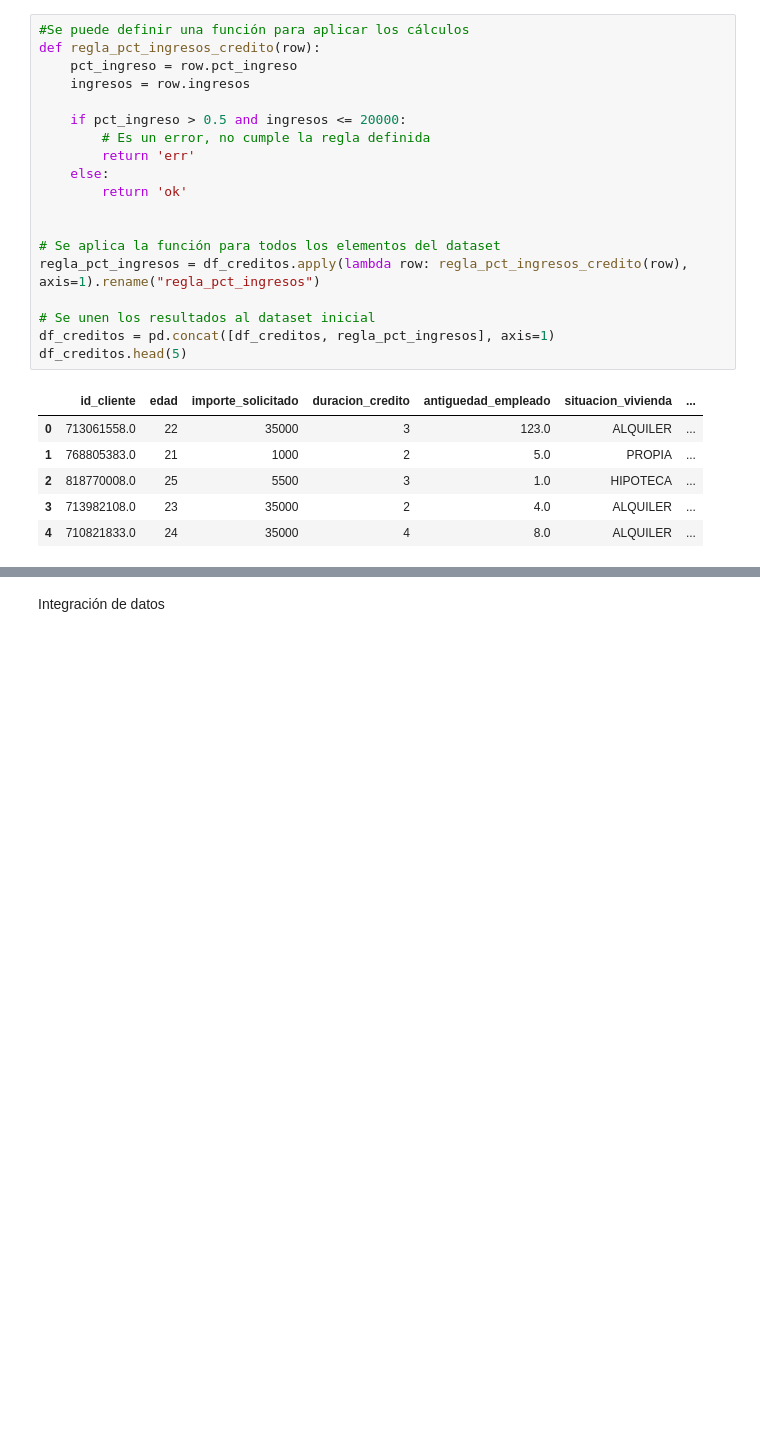
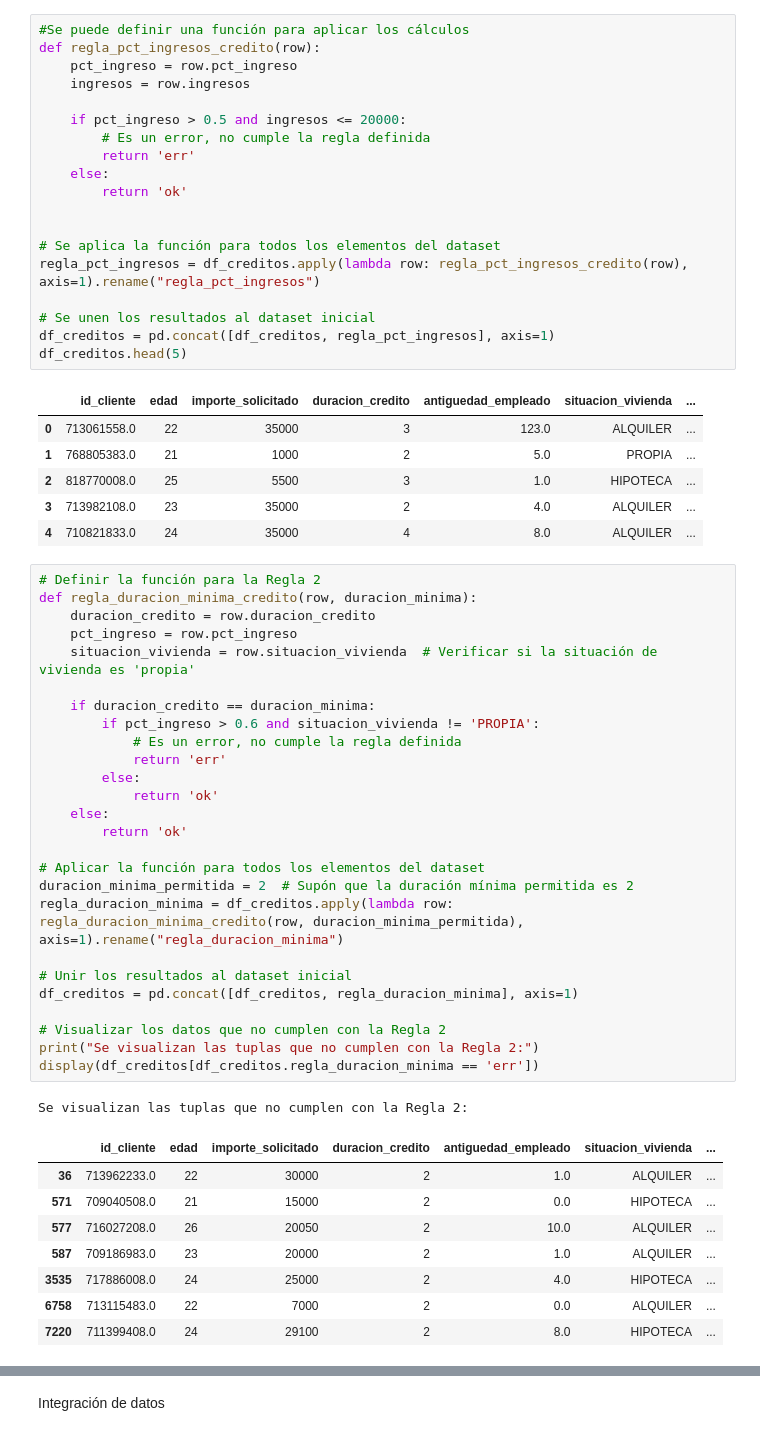
Before and after one commit to SammyDB/13MBID-ABR24-25-SMDLCB, a Jupyter notebook: notebooks/03_Preparación-Datos/PD01-Transformaciones.ipynb, the cells around one changed output, grey strips where cells are left out. Drawn from its saved outputs; the diff is of its cells as text; blank space fills up the shorter version.

```diff
--- a/notebooks/03_Preparación-Datos/PD01-Transformaciones.ipynb
+++ b/notebooks/03_Preparación-Datos/PD01-Transformaciones.ipynb
@@ -96,6 +96,42 @@ df_creditos.head(5)
 | 2 | 818770008.0 | 25 | 5500 | 3 | 1.0 | HIPOTECA | ... |
 | 3 | 713982108.0 | 23 | 35000 | 2 | 4.0 | ALQUILER | ... |
 | 4 | 710821833.0 | 24 | 35000 | 4 | 8.0 | ALQUILER | ... |
+# %%
+# Definir la función para la Regla 2
+def regla_duracion_minima_credito(row, duracion_minima):
+    duracion_credito = row.duracion_credito
+    pct_ingreso = row.pct_ingreso
+    situacion_vivienda = row.situacion_vivienda  # Verificar si la situación de vivienda es 'propia'
+
+    if duracion_credito == duracion_minima:
+        if pct_ingreso > 0.6 and situacion_vivienda != 'PROPIA':
+            # Es un error, no cumple la regla definida
+            return 'err'
+        else:
+            return 'ok'
+    else:
+        return 'ok'
+
+# Aplicar la función para todos los elementos del dataset
+duracion_minima_permitida = 2  # Supón que la duración mínima permitida es 2
+regla_duracion_minima = df_creditos.apply(lambda row: regla_duracion_minima_credito(row, duracion_minima_permitida), axis=1).rename("regla_duracion_minima")
+
+# Unir los resultados al dataset inicial
+df_creditos = pd.concat([df_creditos, regla_duracion_minima], axis=1)
+
+# Visualizar los datos que no cumplen con la Regla 2
+print("Se visualizan las tuplas que no cumplen con la Regla 2:")
+display(df_creditos[df_creditos.regla_duracion_minima == 'err'])
+# %% [output]
+Se visualizan las tuplas que no cumplen con la Regla 2:
+|  | id_cliente | edad | importe_solicitado | duracion_credito | antiguedad_empleado | situacion_vivienda | ... |
+| 36 | 713962233.0 | 22 | 30000 | 2 | 1.0 | ALQUILER | ... |
+| 571 | 709040508.0 | 21 | 15000 | 2 | 0.0 | HIPOTECA | ... |
+| 577 | 716027208.0 | 26 | 20050 | 2 | 10.0 | ALQUILER | ... |
+| 587 | 709186983.0 | 23 | 20000 | 2 | 1.0 | ALQUILER | ... |
+| 3535 | 717886008.0 | 24 | 25000 | 2 | 4.0 | HIPOTECA | ... |
+| 6758 | 713115483.0 | 22 | 7000 | 2 | 0.0 | ALQUILER | ... |
+| 7220 | 711399408.0 | 24 | 29100 | 2 | 8.0 | HIPOTECA | ... |
 # %%
 # Se filtran las filas con algún error detectado
 print(f"Filas antes del filtro: {df_creditos.shape[0]}")
```
Also changed, not shown: parts of 13 cells of this notebook, 1 other file.
